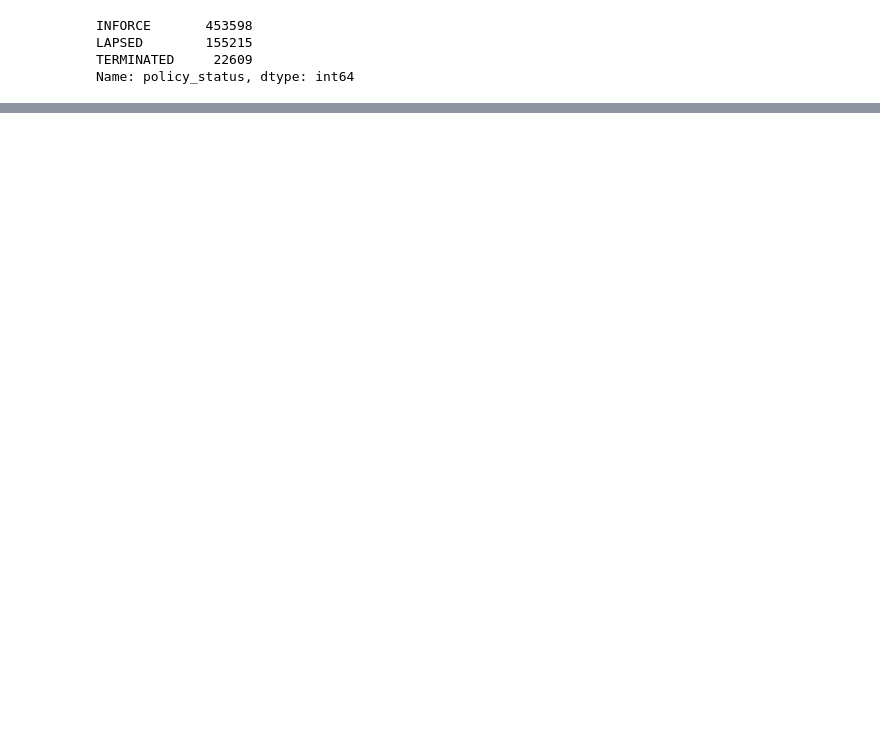
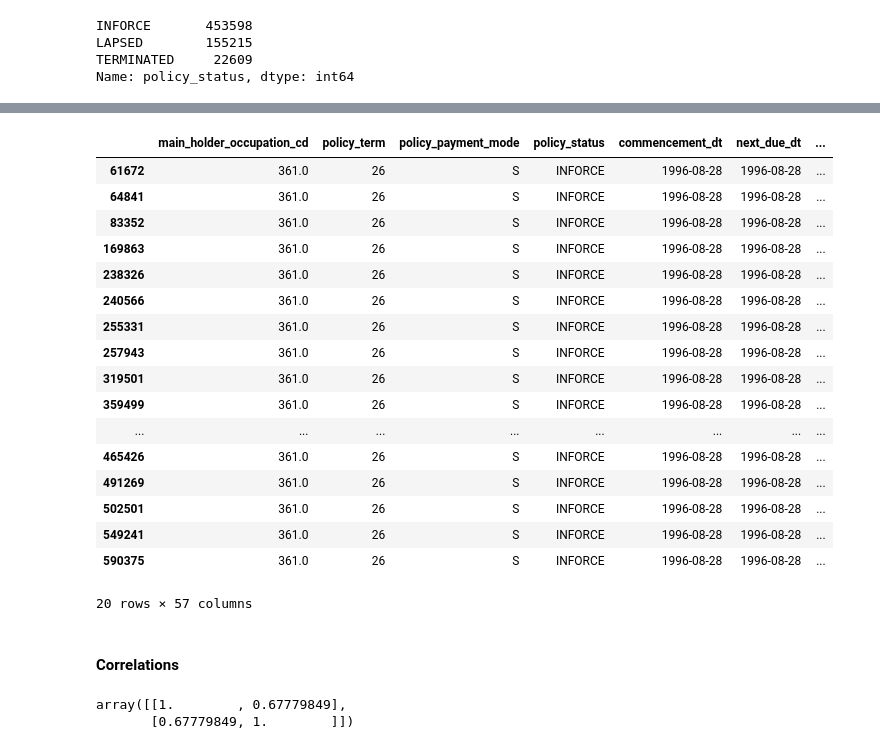
Before and after one commit to nisalr/datastorm-2.0-case-study, a Jupyter notebook: src/EDA.ipynb, the cells around one changed output, grey strips where cells are left out. Cells and saved outputs as stored; diff of their text form; code cells hidden in the pictures; blank space fills up the shorter version.

```diff
--- a/src/EDA.ipynb
+++ b/src/EDA.ipynb
@@ -158,0 +372,28 @@ df[df.policy_status == 'TERMINATED'].sort_values(['client_code', 'policy_snapsho
+# %%
+df[df.next_due_dt==df.next_due_dt.min()]
+# %% [output]
+|  | main_holder_occupation_cd | policy_term | policy_payment_mode | policy_status | commencement_dt | next_due_dt | ... |
+| 61672 | 361.0 | 26 | S | INFORCE | 1996-08-28 | 1996-08-28 | ... |
+| 64841 | 361.0 | 26 | S | INFORCE | 1996-08-28 | 1996-08-28 | ... |
+| 83352 | 361.0 | 26 | S | INFORCE | 1996-08-28 | 1996-08-28 | ... |
+| 169863 | 361.0 | 26 | S | INFORCE | 1996-08-28 | 1996-08-28 | ... |
+| 238326 | 361.0 | 26 | S | INFORCE | 1996-08-28 | 1996-08-28 | ... |
+| 240566 | 361.0 | 26 | S | INFORCE | 1996-08-28 | 1996-08-28 | ... |
+| 255331 | 361.0 | 26 | S | INFORCE | 1996-08-28 | 1996-08-28 | ... |
+| 257943 | 361.0 | 26 | S | INFORCE | 1996-08-28 | 1996-08-28 | ... |
+| 319501 | 361.0 | 26 | S | INFORCE | 1996-08-28 | 1996-08-28 | ... |
+| 359499 | 361.0 | 26 | S | INFORCE | 1996-08-28 | 1996-08-28 | ... |
+| ... | ... | ... | ... | ... | ... | ... | ... |
+| 465426 | 361.0 | 26 | S | INFORCE | 1996-08-28 | 1996-08-28 | ... |
+| 491269 | 361.0 | 26 | S | INFORCE | 1996-08-28 | 1996-08-28 | ... |
+| 502501 | 361.0 | 26 | S | INFORCE | 1996-08-28 | 1996-08-28 | ... |
+| 549241 | 361.0 | 26 | S | INFORCE | 1996-08-28 | 1996-08-28 | ... |
+| 590375 | 361.0 | 26 | S | INFORCE | 1996-08-28 | 1996-08-28 | ... |
+20 rows × 57 columns
+# %% [markdown]
+#### Correlations
+# %%
+np.corrcoef(df_first.premium_value, df_first.total_sum_assuared)
+# %% [output]
+array([[1.        , 0.67779849],
+       [0.67779849, 1.        ]])
```
Also changed, not shown: parts of 78 cells of this notebook.
